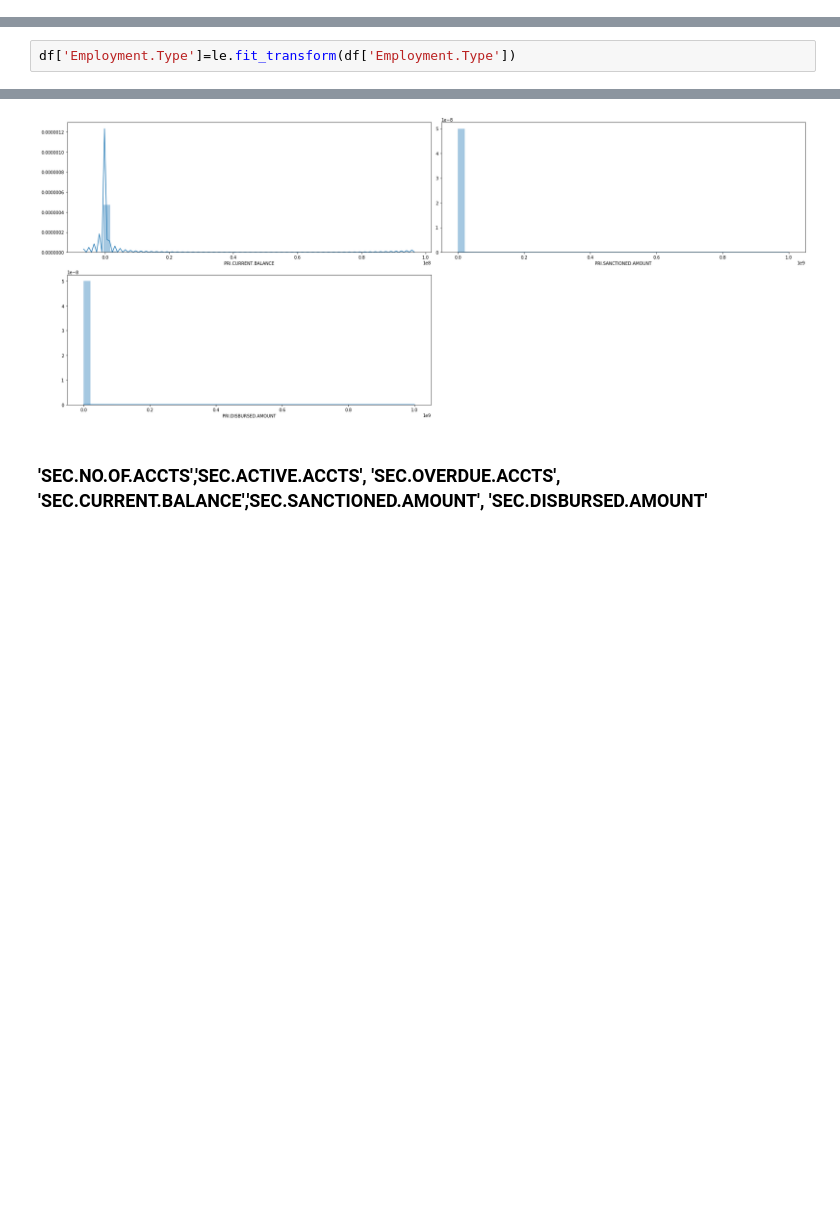
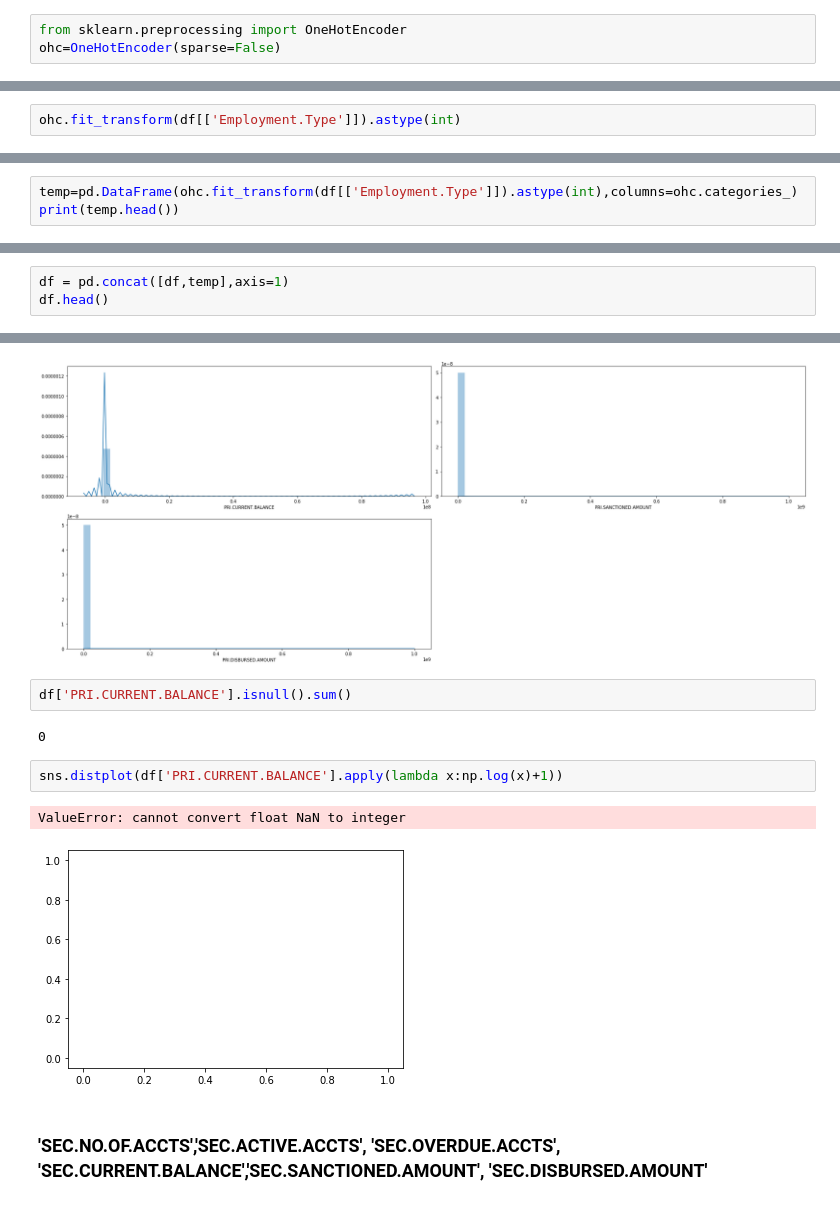
Before and after one commit to xavierigneous/Vehicle-Loan-Default-Prediction, a Jupyter notebook: Pravin Kumar/vehicle loan ver 2.ipynb, the cells around one changed output, grey strips where cells are left out. Cells and saved outputs as stored; diff of their text form; blank space fills up the shorter version.

```diff
--- a/Pravin Kumar/vehicle loan ver 2.ipynb
+++ b/Pravin Kumar/vehicle loan ver 2.ipynb
@@ -324 +341,4 @@ df['Employment.Type'].value_counts().plot(kind='bar')
+# %%
+from sklearn.preprocessing import OneHotEncoder
+ohc=OneHotEncoder(sparse=False)
 # %%
@@ -327,2 +348,2 @@ le=LabelEncoder()
 # %%
-df['Employment.Type']=le.fit_transform(df['Employment.Type'])
+ohc.fit_transform(df[['Employment.Type']]).astype(int)
@@ -328,0 +362,3 @@ df['Employment.Type']=le.fit_transform(df['Employment.Type'])
+# %%
+temp=pd.DataFrame(ohc.fit_transform(df[['Employment.Type']]).astype(int),columns=ohc.categories_)
+print(temp.head())
@@ -346,0 +380,3 @@ Degree of freedom 2
+# %%
+df = pd.concat([df,temp],axis=1)
+df.head()
@@ -635,6 +529,15 @@ for i in pri_col:
 plt.tight_layout()
 # %% [output]
 [figure]
+# %%
+df['PRI.CURRENT.BALANCE'].isnull().sum()
+# %% [output]
+0
+# %%
+sns.distplot(df['PRI.CURRENT.BALANCE'].apply(lambda x:np.log(x)+1))
+# %% [output]
+ValueError: cannot convert float NaN to integer
+[figure, added]
 # %% [markdown]
 ### 'SEC.NO.OF.ACCTS','SEC.ACTIVE.ACCTS', 'SEC.OVERDUE.ACCTS', 'SEC.CURRENT.BALANCE','SEC.SANCTIONED.AMOUNT', 'SEC.DISBURSED.AMOUNT'
 # %%
```
Also changed, not shown: parts of 44 cells of this notebook.
